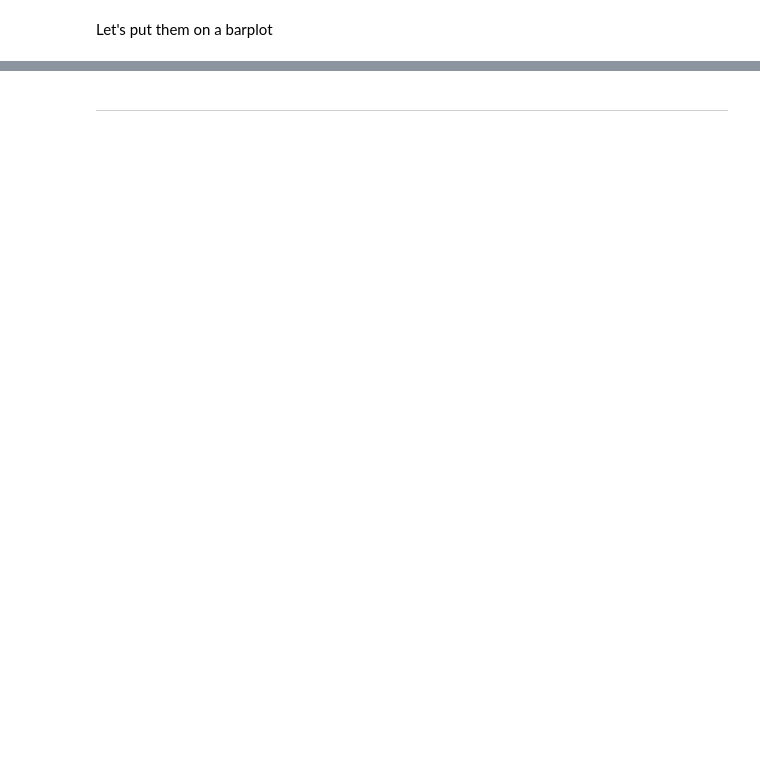
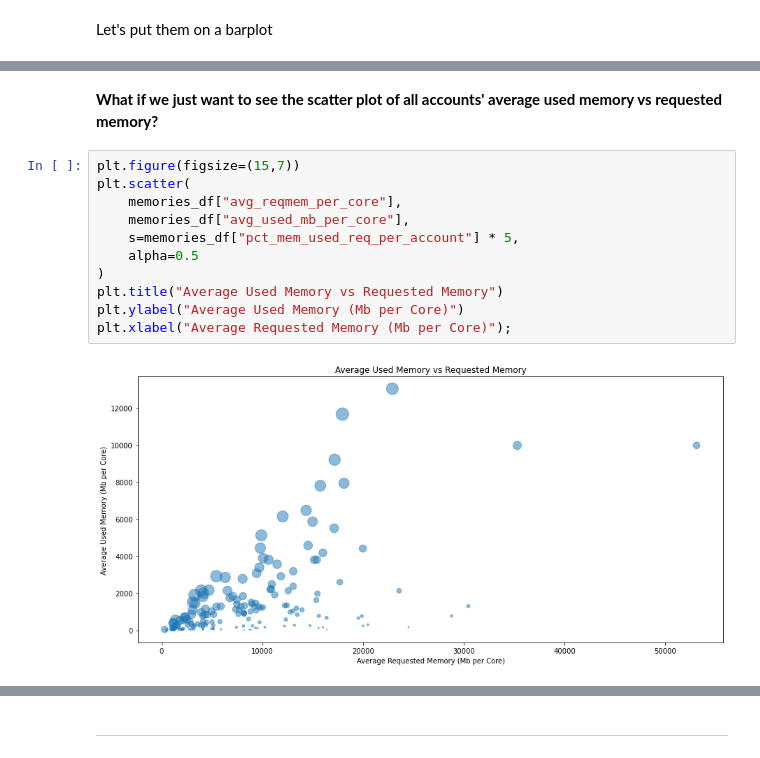
Before and after one commit to nss-data-science-cohort-4/dq2-accre-amd, a Jupyter notebook: notebooks/mr_03_accre_jobs_2020_analysis.ipynb, the cells around one changed output, grey strips where cells are left out. Cells and saved outputs as stored; diff of their text form; blank space fills up the shorter version.

```diff
--- a/notebooks/mr_03_accre_jobs_2020_analysis.ipynb
+++ b/notebooks/mr_03_accre_jobs_2020_analysis.ipynb
@@ -123,0 +128,15 @@ memories_df.nlargest(20, "pct_memory_used_requested")[["pct_memory_used_requeste
+# %% [markdown]
+**What if we just want to see the scatter plot of all accounts' average used memory vs requested memory?**
+# %%
+plt.figure(figsize=(15,7))
+plt.scatter(
+    memories_df["avg_reqmem_per_core"],
+    memories_df["avg_used_mb_per_core"],
+    s=memories_df["pct_mem_used_req_per_account"] * 5,
+    alpha=0.5
+)
+plt.title("Average Used Memory vs Requested Memory")
+plt.ylabel("Average Used Memory (Mb per Core)")
+plt.xlabel("Average Requested Memory (Mb per Core)");
+# %% [output]
+[figure, added]
```
Also changed, not shown: parts of 35 cells of this notebook, 2 other files.
